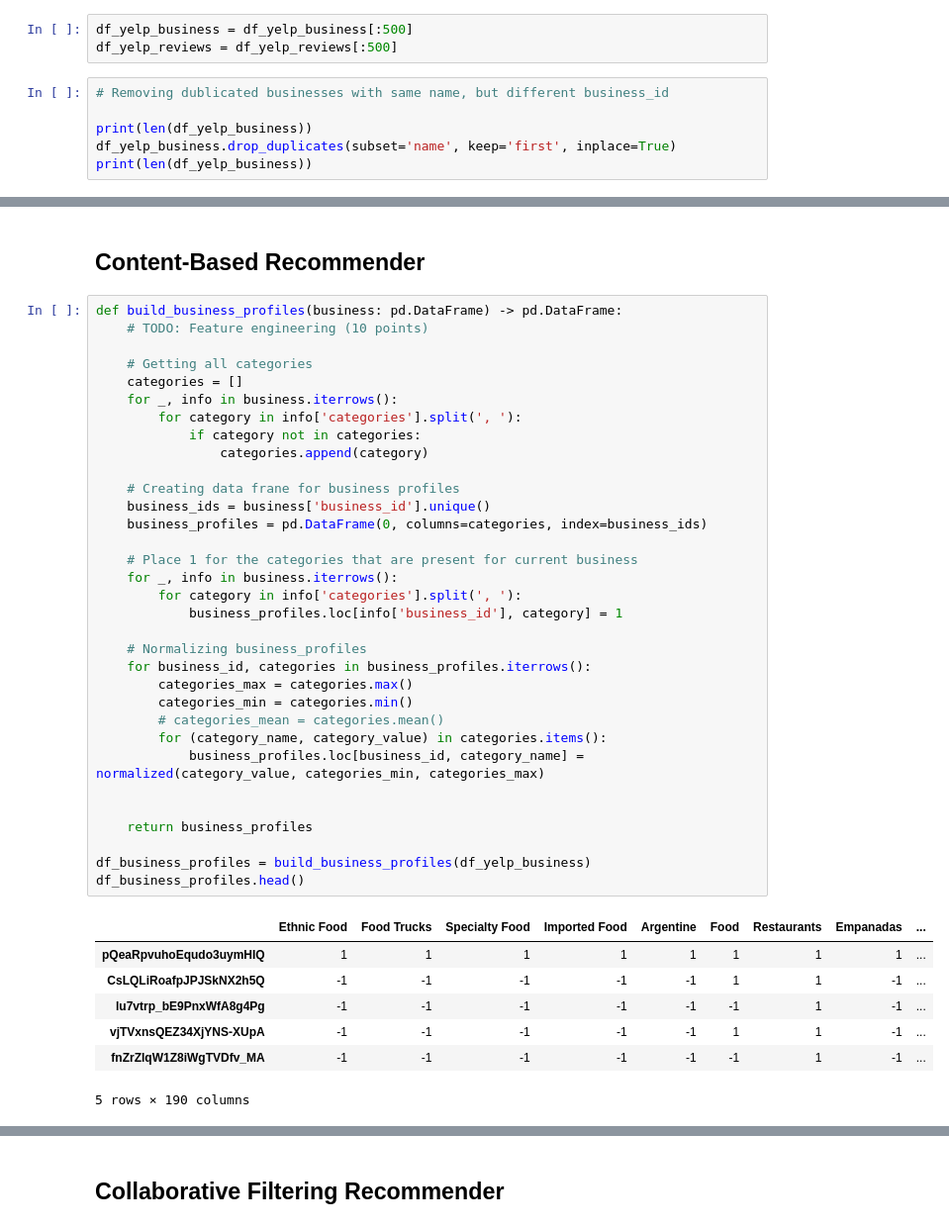
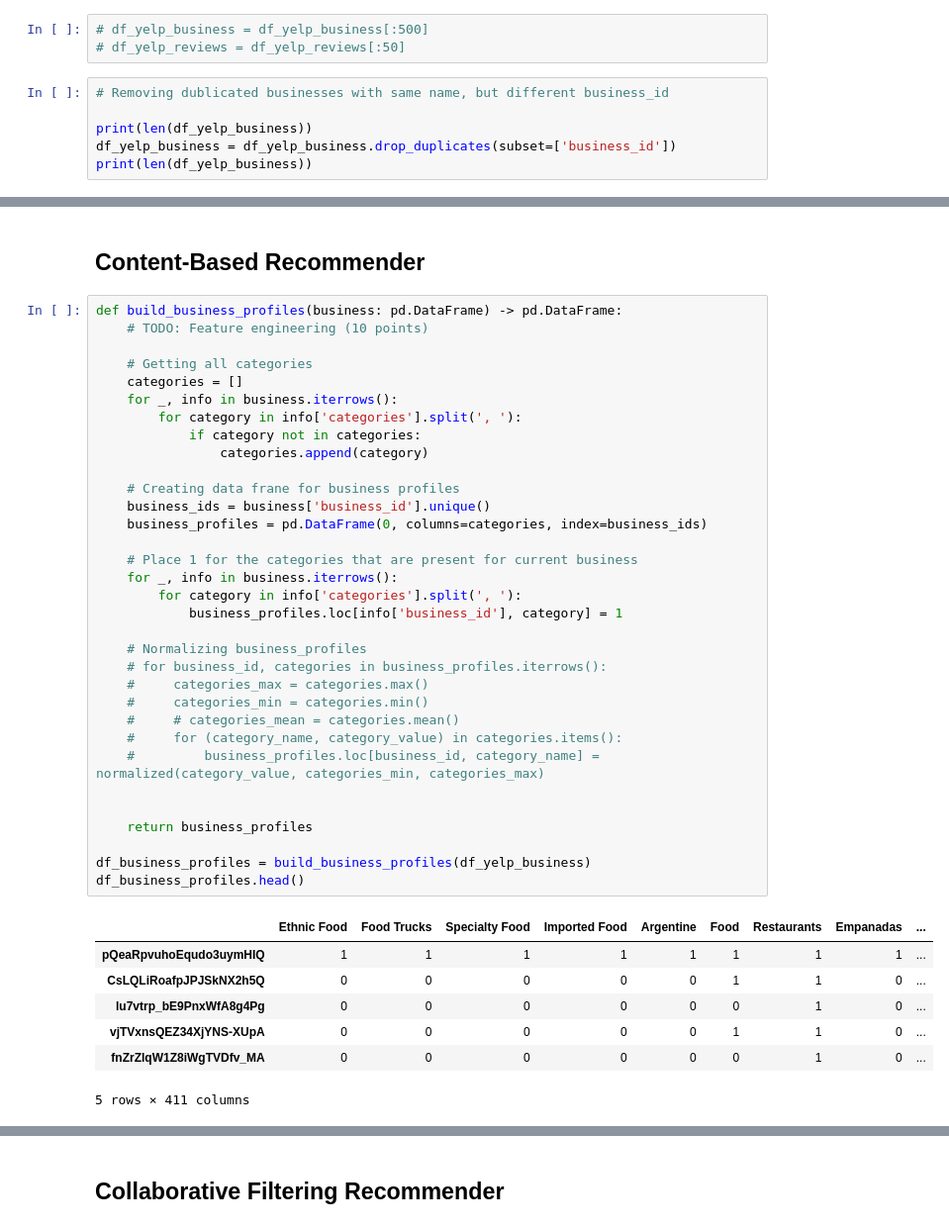
Before and after one commit to muliarska/recommendation-system-AI, a Jupyter notebook: Constrained_Food_Recommender_Muliarska.ipynb, the cells around one changed output, grey strips where cells are left out. Shown: that part at 99% size. Drawn from its saved outputs; the diff is of its cells as text.

Commit message:
applied some changes on user/bussiness profiles building

```diff
--- a/Constrained_Food_Recommender_Muliarska.ipynb
+++ b/Constrained_Food_Recommender_Muliarska.ipynb
@@ -55,12 +56,12 @@ df_yelp_reviews.head()
 | 16 | d4qwVw4PcN-_2mK2o1Ro1g | 0 | 2015-02-02 06:28:00 | 0 | bVTjZgRNq8ToxzvtiVrqMA | 1 | 10pm super bowl sunday already cl... | 0 | 2hRe26HSCAWbFRn5WChK-Q |
 | 22 | 9Jo1pu0y2zU6ktiwQm6gNA | 20 | 2016-12-04 03:15:21 | 19 | sgTnHfeaEvyOoWX4TCgkuQ | 4 | coconut fish cafe fantastic five ... | 24 | A0j21z2Q1HGic7jW6e9h7A |
 # %%
-df_yelp_business = df_yelp_business[:500]
-df_yelp_reviews = df_yelp_reviews[:500]
+# df_yelp_business = df_yelp_business[:500]
+# df_yelp_reviews = df_yelp_reviews[:50]
 # %%
 # Removing dublicated businesses with same name, but different business_id
 
 print(len(df_yelp_business))
-df_yelp_business.drop_duplicates(subset='name', keep='first', inplace=True)
+df_yelp_business = df_yelp_business.drop_duplicates(subset=['business_id'])
 print(len(df_yelp_business))
 # %% [output]
@@ -115,44 +110,44 @@ df_utility_matrix.head()
 # %%
 def build_business_profiles(business: pd.DataFrame) -> pd.DataFrame:
     # TODO: Feature engineering (10 points)
 
     # Getting all categories
     categories = []
     for _, info in business.iterrows():
         for category in info['categories'].split(', '):
             if category not in categories:
                 categories.append(category)
 
     # Creating data frane for business profiles
     business_ids = business['business_id'].unique()
     business_profiles = pd.DataFrame(0, columns=categories, index=business_ids)
 
     # Place 1 for the categories that are present for current business
     for _, info in business.iterrows():
         for category in info['categories'].split(', '):
             business_profiles.loc[info['business_id'], category] = 1
 
     # Normalizing business_profiles
-    for business_id, categories in business_profiles.iterrows():
-        categories_max = categories.max()
-        categories_min = categories.min()
-        # categories_mean = categories.mean()
-        for (category_name, category_value) in categories.items():
-            business_profiles.loc[business_id, category_name] = normalized(category_value, categories_min, categories_max)
+    # for business_id, categories in business_profiles.iterrows():
+    #     categories_max = categories.max()
+    #     categories_min = categories.min()
+    #     # categories_mean = categories.mean()
+    #     for (category_name, category_value) in categories.items():
+    #         business_profiles.loc[business_id, category_name] = normalized(category_value, categories_min, categories_max)
 
 
     return business_profiles
 
 df_business_profiles = build_business_profiles(df_yelp_business)
 df_business_profiles.head()
 # %% [output]
 |  | Ethnic Food | Food Trucks | Specialty Food | Imported Food | Argentine | Food | Restaurants | Empanadas | ... |
 | pQeaRpvuhoEqudo3uymHIQ | 1 | 1 | 1 | 1 | 1 | 1 | 1 | 1 | ... |
-| CsLQLiRoafpJPJSkNX2h5Q | -1 | -1 | -1 | -1 | -1 | 1 | 1 | -1 | ... |
-| lu7vtrp_bE9PnxWfA8g4Pg | -1 | -1 | -1 | -1 | -1 | -1 | 1 | -1 | ... |
-| vjTVxnsQEZ34XjYNS-XUpA | -1 | -1 | -1 | -1 | -1 | 1 | 1 | -1 | ... |
-| fnZrZlqW1Z8iWgTVDfv_MA | -1 | -1 | -1 | -1 | -1 | -1 | 1 | -1 | ... |
+| CsLQLiRoafpJPJSkNX2h5Q | 0 | 0 | 0 | 0 | 0 | 1 | 1 | 0 | ... |
+| lu7vtrp_bE9PnxWfA8g4Pg | 0 | 0 | 0 | 0 | 0 | 0 | 1 | 0 | ... |
+| vjTVxnsQEZ34XjYNS-XUpA | 0 | 0 | 0 | 0 | 0 | 1 | 1 | 0 | ... |
+| fnZrZlqW1Z8iWgTVDfv_MA | 0 | 0 | 0 | 0 | 0 | 0 | 1 | 0 | ... |
-5 rows × 190 columns
+5 rows × 411 columns
 # %%
 def build_user_profiles(utility_matrix: pd.DataFrame,
                                    business_profiles: pd.DataFrame) -> pd.DataFrame:
```
Also changed, not shown: parts of 8 cells of this notebook.
